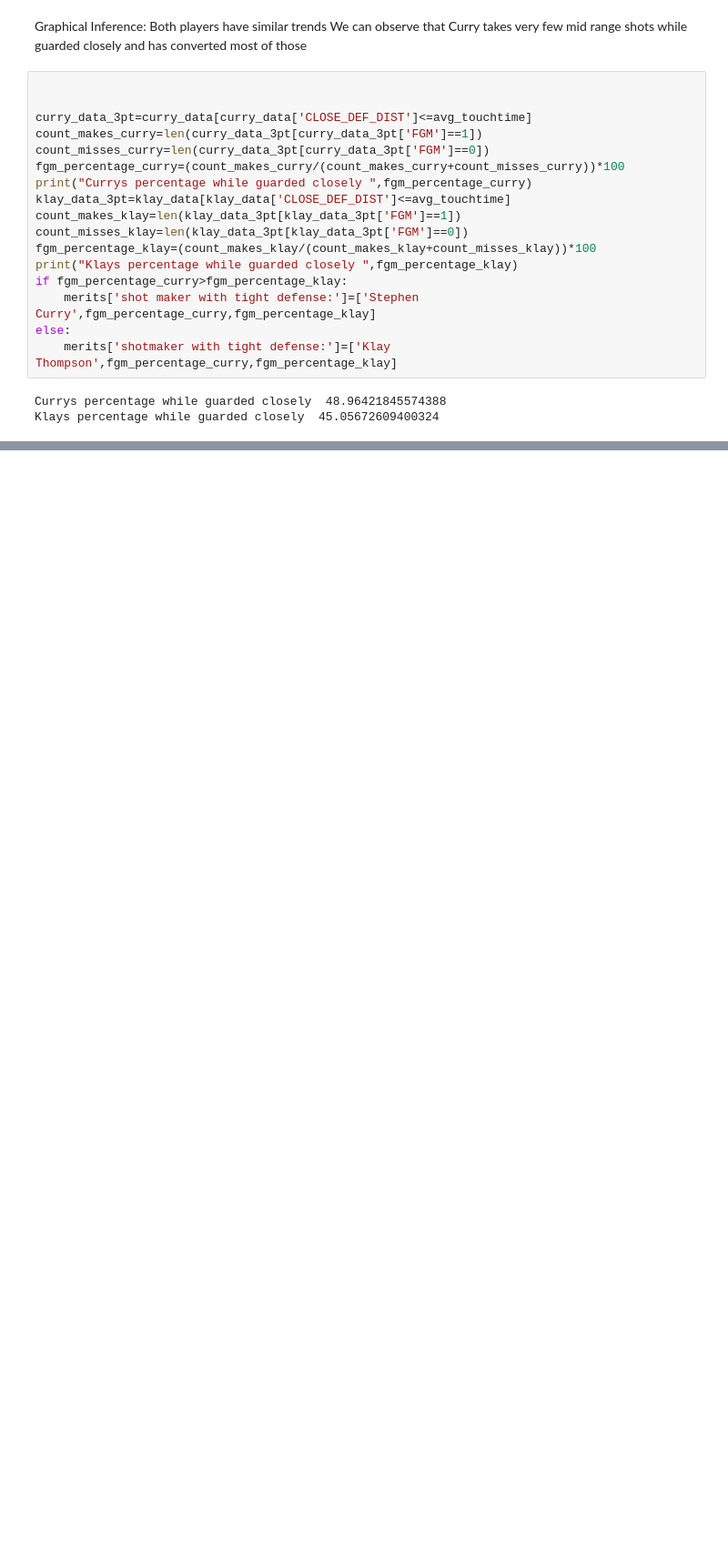
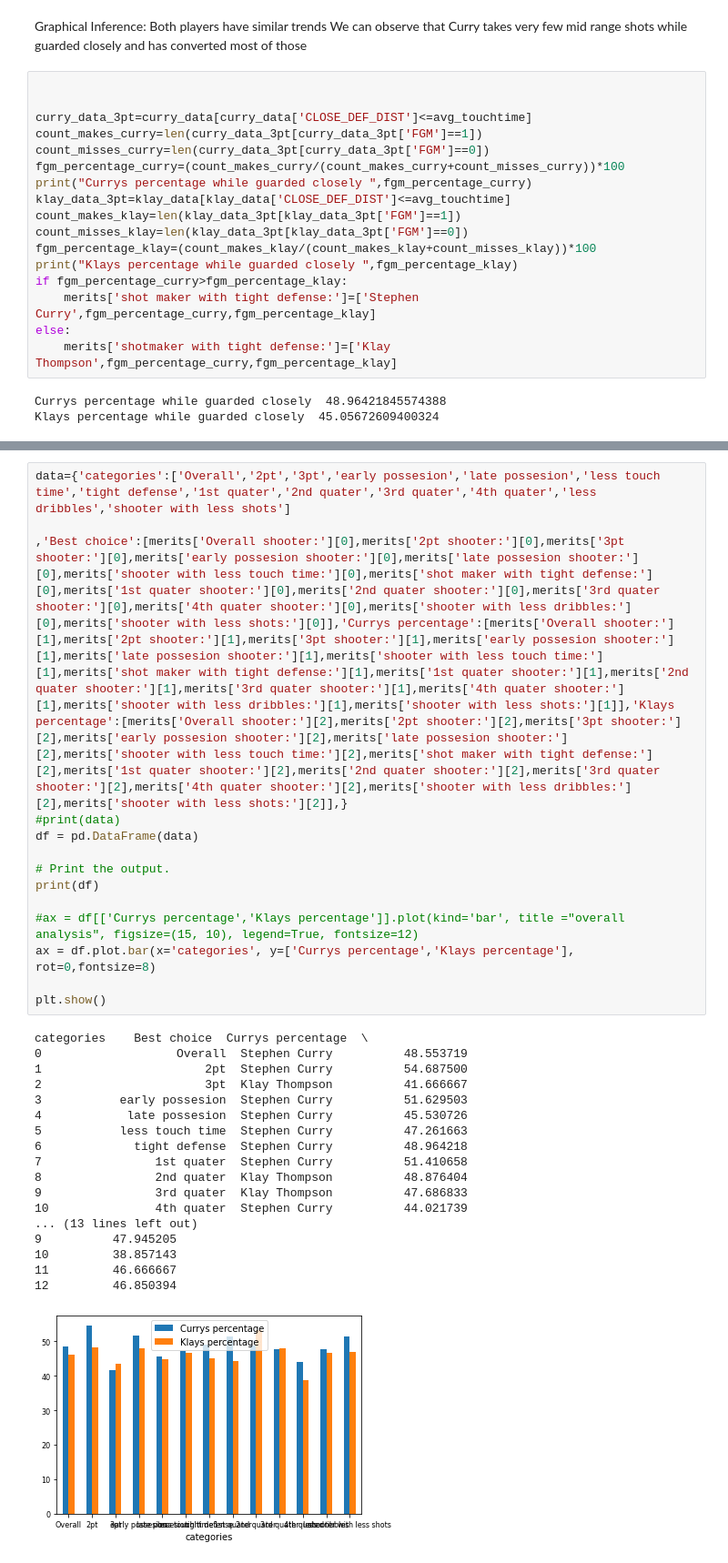
Before and after one commit to hari9-9/Basketball-analysis, a Jupyter notebook: data.ipynb, the cells around one changed output, grey strips where cells are left out. Shown at 91% size. Cells and saved outputs as stored; diff of their text form; blank space fills up the shorter version.

```diff
--- a/data.ipynb
+++ b/data.ipynb
@@ -364,0 +505,33 @@ Klays percentage while guarded closely  45.05672609400324
+# %%
+data={'categories':['Overall','2pt','3pt','early possesion','late possesion','less touch time','tight defense','1st quater','2nd quater','3rd quater','4th quater','less dribbles','shooter with less shots']
+
+,'Best choice':[merits['Overall shooter:'][0],merits['2pt shooter:'][0],merits['3pt shooter:'][0],merits['early possesion shooter:'][0],merits['late possesion shooter:'][0],merits['shooter with less touch time:'][0],merits['shot maker with tight defense:'][0],merits['1st quater shooter:'][0],merits['2nd quater shooter:'][0],merits['3rd quater shooter:'][0],merits['4th quater shooter:'][0],merits['shooter with less dribbles:'][0],merits['shooter with less shots:'][0]],'Currys percentage':[merits['Overall shooter:'][1],merits['2pt shooter:'][1],merits['3pt shooter:'][1],merits['early possesion shooter:'][1],merits['late possesion shooter:'][1],merits['shooter with less touch time:'][1],merits['shot maker with tight defense:'][1],merits['1st quater shooter:'][1],merits['2nd quater shooter:'][1],merits['3rd quater shooter:'][1],merits['4th quater shooter:'][1],merits['shooter with less dribbles:'][1],merits['shooter with less shots:'][1]],'Klays percentage':[merits['Overall shooter:'][2],merits['2pt shooter:'][2],merits['3pt shooter:'][2],merits['early possesion shooter:'][2],merits['late possesion shooter:'][2],merits['shooter with less touch time:'][2],merits['shot maker with tight defense:'][2],merits['1st quater shooter:'][2],merits['2nd quater shooter:'][2],merits['3rd quater shooter:'][2],merits['4th quater shooter:'][2],merits['shooter with less dribbles:'][2],merits['shooter with less shots:'][2]],}
+#print(data)
+df = pd.DataFrame(data)
+
+# Print the output.
+print(df)
+
+#ax = df[['Currys percentage','Klays percentage']].plot(kind='bar', title ="overall analysis", figsize=(15, 10), legend=True, fontsize=12)
+ax = df.plot.bar(x='categories', y=['Currys percentage','Klays percentage'], rot=0,fontsize=8)
+
+plt.show()
+# %% [output]
+categories    Best choice  Currys percentage  \
+0                   Overall  Stephen Curry          48.553719
+1                       2pt  Stephen Curry          54.687500
+2                       3pt  Klay Thompson          41.666667
+3           early possesion  Stephen Curry          51.629503
+4            late possesion  Stephen Curry          45.530726
+5           less touch time  Stephen Curry          47.261663
+6             tight defense  Stephen Curry          48.964218
+7                1st quater  Stephen Curry          51.410658
+8                2nd quater  Klay Thompson          48.876404
+9                3rd quater  Klay Thompson          47.686833
+10               4th quater  Stephen Curry          44.021739
+... (13 lines left out)
+9          47.945205
+10         38.857143
+11         46.666667
+12         46.850394
+[figure, added]
```
Also changed, not shown: parts of 3 cells of this notebook.
